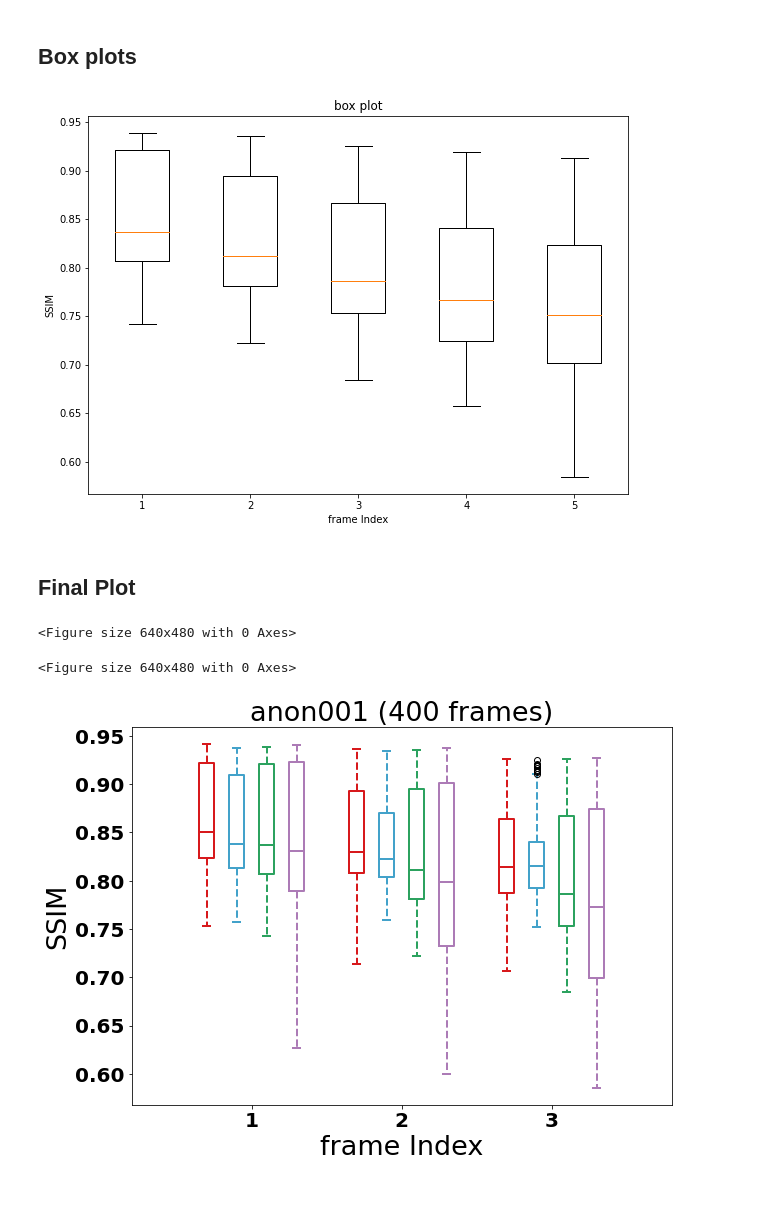
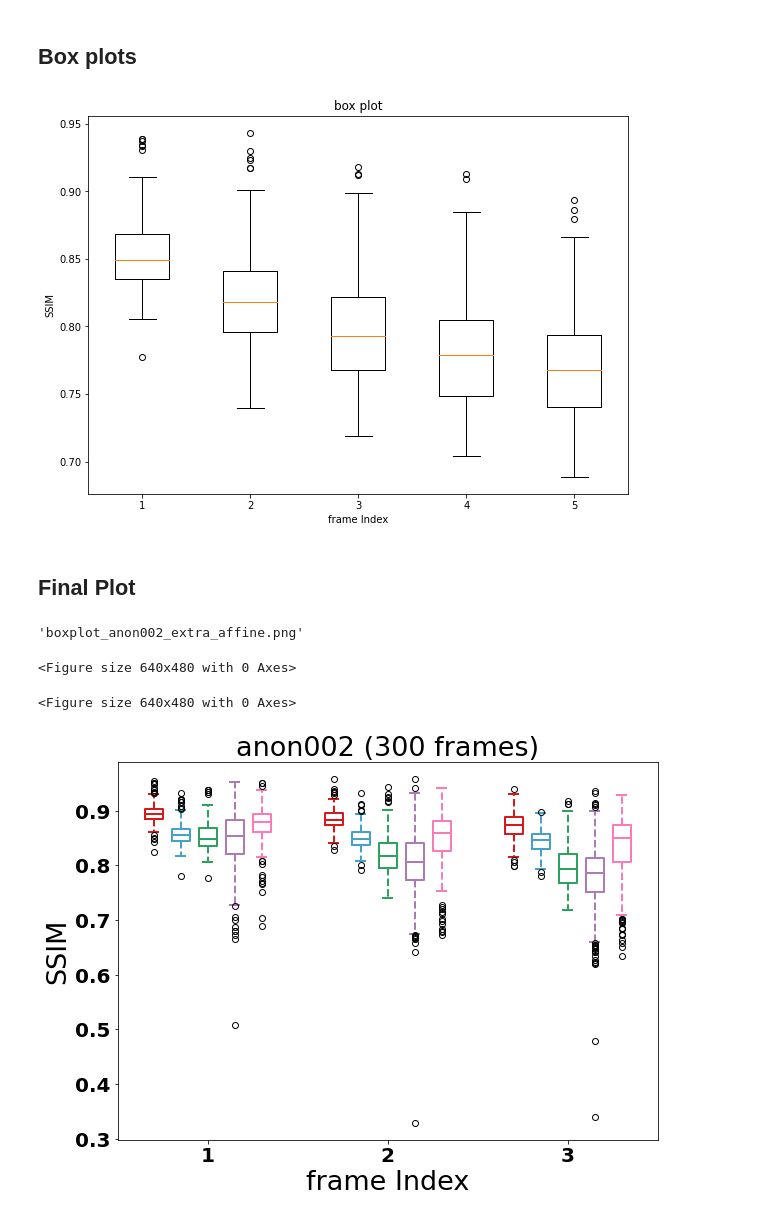
Before and after one commit to labdeeman7/deepFlowFieldsForFetoscopeMosaicing, a Jupyter notebook: notebooks/get_SSIM_2.ipynb, the cells around one changed output. Cells and saved outputs as stored; diff of their text form; code cells hidden in the pictures.

```diff
--- a/notebooks/get_SSIM_2.ipynb
+++ b/notebooks/get_SSIM_2.ipynb
@@ -186,7 +188,7 @@ import scripts.config_project as config_project
 # %% [markdown]
 Global Variables
 # %%
-seq_name = "anon001"
+seq_name = "anon002"
 imgDirPath = '/content/' + seq_name
 flowFileDirPath = '/content/flow_files_' + seq_name
 raftFlowFileDirPath = "/content/flow_files_raft_" + seq_name
@@ -428,0 +433,2 @@ plt.show()
+# %%
+H_array_soft_L1 = np.load(f'new_H_array_{seq_name}.npy')
@@ -428,0 +439,2 @@ plt.show()
+# %%
+ssimMatrix_soft_L1 = sp.getSSIMForFrameDistance(window_size, frame_distance, H_array_soft_L1, transformation, squareLength, resizedImgPaths, showImages)
@@ -642,7 +686,7 @@ ax.set_ylabel("SSIM")
 # show plot
 plt.show()
 # %% [output]
-[figure, old version]
+[figure, new version]
 # %% [markdown]
 ## Final Plot
 # %%
@@ -692,6 +736,10 @@ plt.show()
 # shutil.rmtree('/content/resized_image')
 # %%
 # os.remove("/content/" + boxPlotName)
+# %%
+boxPlotName
+# %% [output]
+'boxplot_anon002_extra_affine.png'
 # %%
 font = {'weight' : 'bold',
         'size'   : 13}
@@ -712,6 +760,7 @@ ssimMatrix_flow_3 = ssimMatrix_flow[:, :3]
 ssimMatrix_raft_flow_3 = ssimMatrix_raft_flow[:, :3]
 ssimMatrix_miccai_3 = ssimMatrix_miccai[:, :3]
 ssimMatrix_lk_3 = ssimMatrix_lk[:, :3]
+ssimMatrix_soft_L1_3 = ssimMatrix_soft_L1[:, :3]
 # %%
 # class_size = 5
 class_size = 3
@@ -725,40 +774,43 @@ def set_box_color(bp, color):
     plt.setp(bp['boxes'], color=color, linewidth=2.0)
     plt.setp(bp['whiskers'], color=color, linewidth=2.0, linestyle='--' )
     plt.setp(bp['caps'], color=color, linewidth=2.0)
     plt.setp(bp['medians'], color=color, linewidth=2.0,)
 
 
 # Creating dataset
 np.random.seed(10)
 
 fig = plt.figure(figsize =(10, 7))
 
 # Creating axes instance
 ax = fig.add_axes([0.1,0.1,0.75,0.75])
+ax.set_xlim(-0.5, 2.5)
 
 # Creating plot
-bpl = plt.boxplot(ssimMatrix_flow_3, positions=np.array(range(class_size))*1-0.3, widths=0.1, showfliers=True, sym="o")
-bpm = ax.boxplot(ssimMatrix_miccai_3, positions=np.array(range(class_size))*1-0.1, widths=0.1, showfliers=True, sym="o")
-bpmr = ax.boxplot(ssimMatrix_raft_flow_3, positions=np.array(range(class_size))*1+0.1, widths=0.1, showfliers=True, sym="o")
-bpr = plt.boxplot(ssimMatrix_lk_3, positions=np.array(range(class_size))*1+0.3, widths=0.1, showfliers=True, sym="o")
+bp_mine = plt.boxplot(ssimMatrix_flow_3, positions=np.array(range(class_size))*1-0.3, widths=0.1, showfliers=True, sym="o")
+bp_miccai = plt.boxplot(ssimMatrix_miccai_3, positions=np.array(range(class_size))*1-0.15, widths=0.1, showfliers=True, sym="o")
+bp_raft = plt.boxplot(ssimMatrix_raft_flow_3, positions=np.array(range(class_size))*1, widths=0.1, showfliers=True, sym="o")
+bp_lk = plt.boxplot(ssimMatrix_lk_3, positions=np.array(range(class_size))*1+0.15, widths=0.1, showfliers=True, sym="o")
+bp_softl1 = plt.boxplot(ssimMatrix_soft_L1_3, positions=np.array(range(class_size))*1+0.3, widths=0.1, showfliers=True, sym="o")
 
-set_box_color(bpl, '#D7191C')
-set_box_color(bpm, '#43A2CA')
-set_box_color(bpmr, '#2CA25f')
-set_box_color(bpr, '#AC7BB6')
+
+set_box_color(bp_mine, '#D7191C')
+set_box_color(bp_miccai, '#43A2CA')
+set_box_color(bp_raft, '#2CA25f')
+set_box_color(bp_lk, '#AC7BB6')
+set_box_color(bp_softl1, '#FC7BB6')
 
 ax.set_xlabel("frame Index", fontsize=27)
 ax.set_ylabel("SSIM", fontsize=27)
 
 plt.xticks(np.arange(0, 3, step=1), ticks)
 plt.savefig(boxPlotName)
 
-
 plt.title(boxPlotTitle, fontsize=27)
 
 plt.savefig(boxPlotName)
 
 # show plot
 plt.show()
 # %% [output]
-[figure, old version]
+[figure, new version]
```
Also changed, not shown: parts of 31 cells of this notebook, 17 other files.
